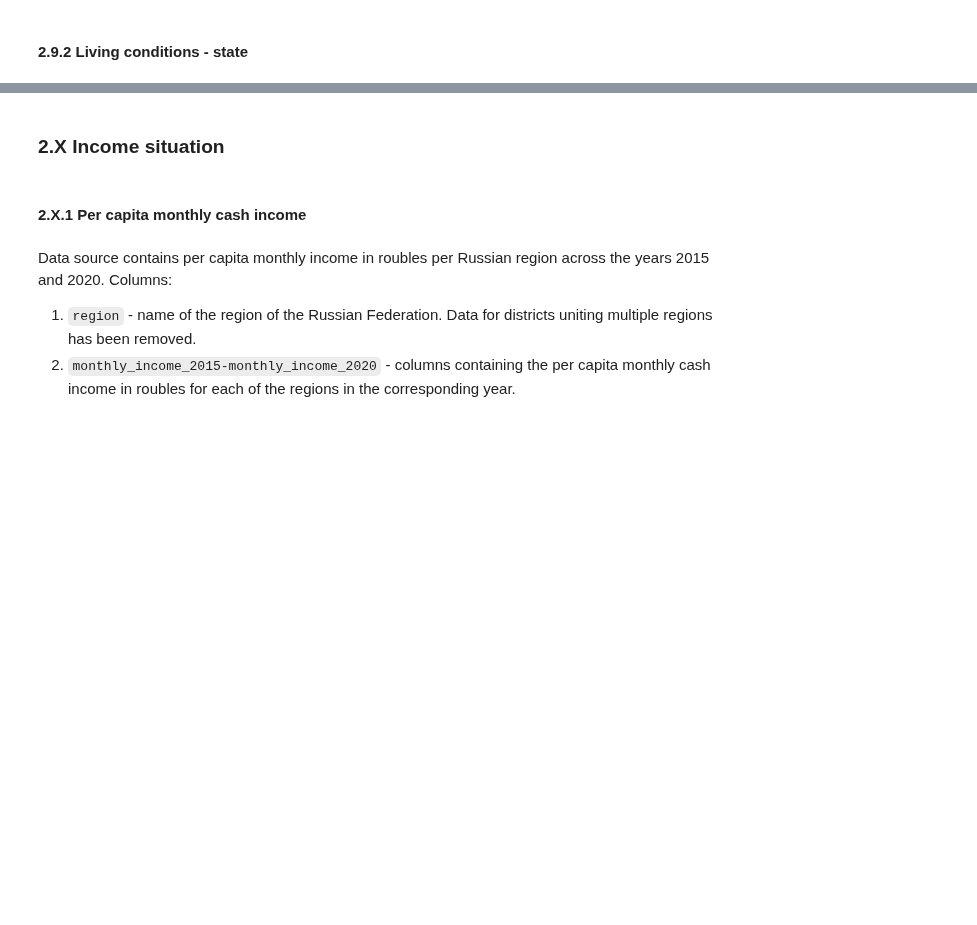
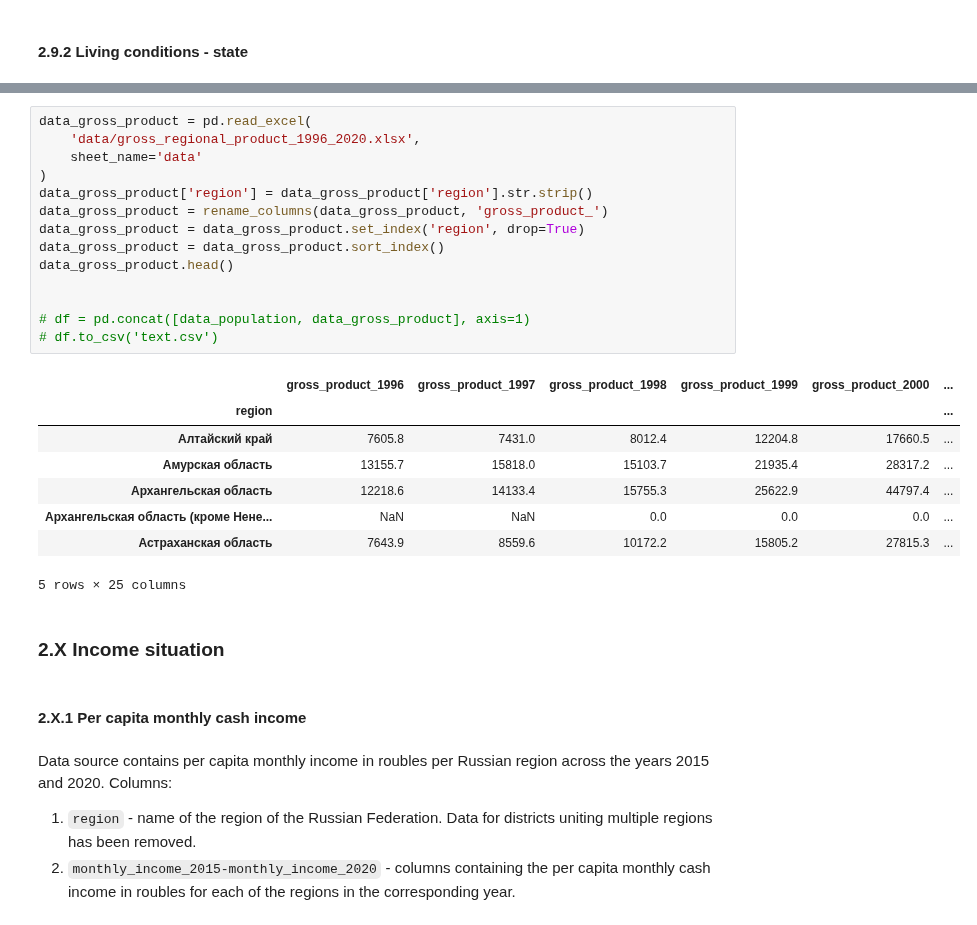
Before and after one commit to helios12/DataScienceProjects, a Jupyter notebook: projects/project-7-final/Project-7.Identification_of_vulnerable_population_groups.ipynb, the cells around one changed output, grey strips where cells are left out. Saved outputs shown, nothing was run; the diff lists cells and outputs as text; blank space fills up the shorter version.

```diff
--- a/projects/project-7-final/Project-7.Identification_of_vulnerable_population_groups.ipynb
+++ b/projects/project-7-final/Project-7.Identification_of_vulnerable_population_groups.ipynb
@@ -269,3 +310,26 @@ df.to_csv('text.csv')
+# %%
+data_gross_product = pd.read_excel(
+    'data/gross_regional_product_1996_2020.xlsx',
+    sheet_name='data'
+)
+data_gross_product['region'] = data_gross_product['region'].str.strip()
+data_gross_product = rename_columns(data_gross_product, 'gross_product_')
+data_gross_product = data_gross_product.set_index('region', drop=True)
+data_gross_product = data_gross_product.sort_index()
+data_gross_product.head()
+
+
+# df = pd.concat([data_population, data_gross_product], axis=1)
+# df.to_csv('text.csv')
+# %% [output]
+|  | gross_product_1996 | gross_product_1997 | gross_product_1998 | gross_product_1999 | gross_product_2000 | ... |
+| region |  |  |  |  |  | ... |
+| Алтайский край | 7605.8 | 7431.0 | 8012.4 | 12204.8 | 17660.5 | ... |
+| Амурская область | 13155.7 | 15818.0 | 15103.7 | 21935.4 | 28317.2 | ... |
+| Архангельская область | 12218.6 | 14133.4 | 15755.3 | 25622.9 | 44797.4 | ... |
+| Архангельская область (кроме Нене... | NaN | NaN | 0.0 | 0.0 | 0.0 | ... |
+| Астраханская область | 7643.9 | 8559.6 | 10172.2 | 15805.2 | 27815.3 | ... |
+5 rows × 25 columns
 # %% [markdown]
 ### 2.X Income situation
 # %% [markdown]
```
Also changed, not shown: parts of 8 cells of this notebook, 3 other files.
